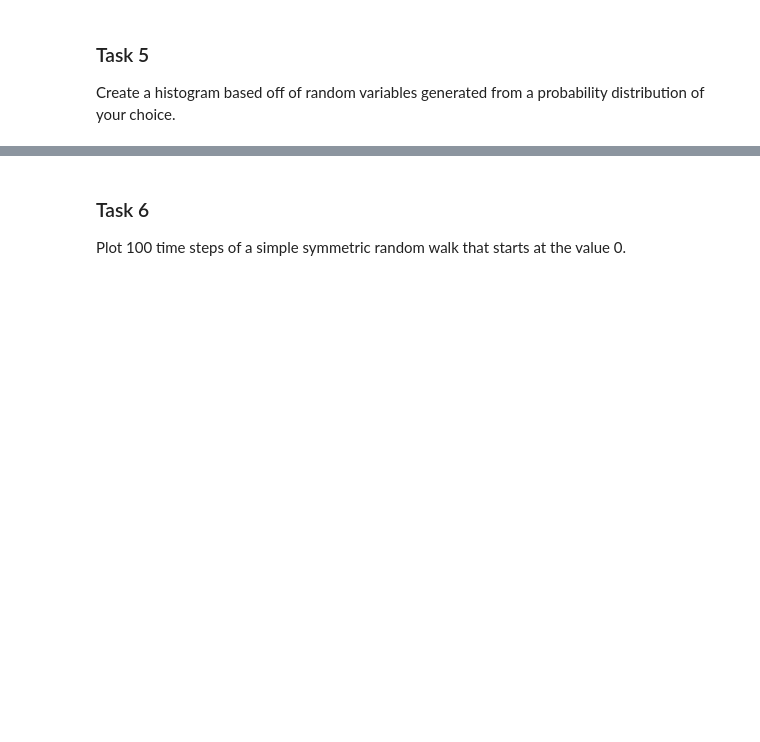
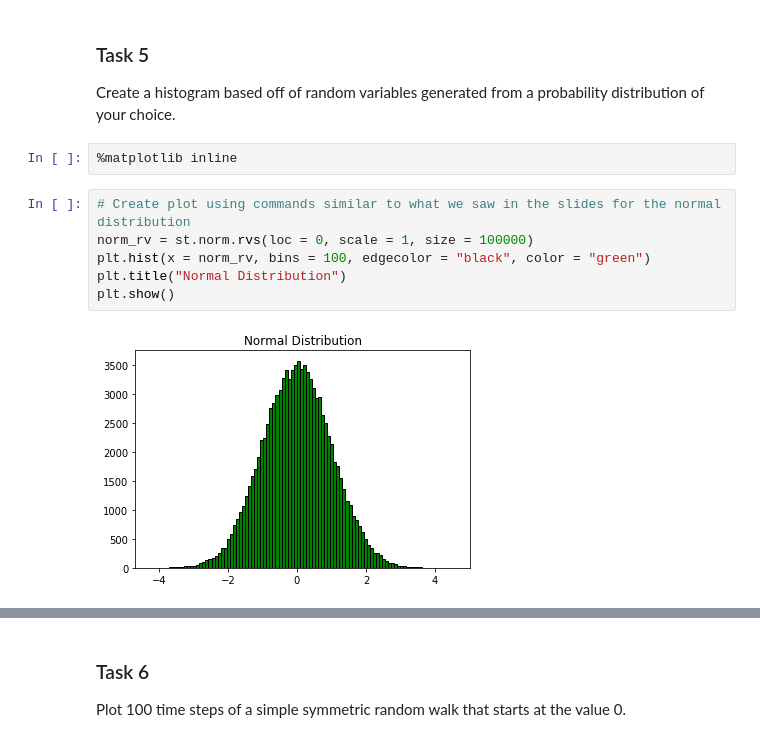
Before and after one commit to robkravec/computing_bootcamp_2020, a Jupyter notebook: exercises/python_programming_tasks.ipynb, the cells around one changed output, grey strips where cells are left out. Saved outputs shown, nothing was run; the diff lists cells and outputs as text; blank space fills up the shorter version.

```diff
--- a/exercises/python_programming_tasks.ipynb
+++ b/exercises/python_programming_tasks.ipynb
@@ -250,3 +250,13 @@ print(return_lower_primes(11))
 
 Create a histogram based off of random variables generated from a probability
 distribution of your choice.
+# %%
+%matplotlib inline
+# %%
+# Create plot using commands similar to what we saw in the slides for the normal distribution
+norm_rv = st.norm.rvs(loc = 0, scale = 1, size = 100000)
+plt.hist(x = norm_rv, bins = 100, edgecolor = "black", color = "green")
+plt.title("Normal Distribution")
+plt.show()
+# %% [output]
+[figure, added]
```
Also changed, not shown: parts of 2 cells of this notebook.
